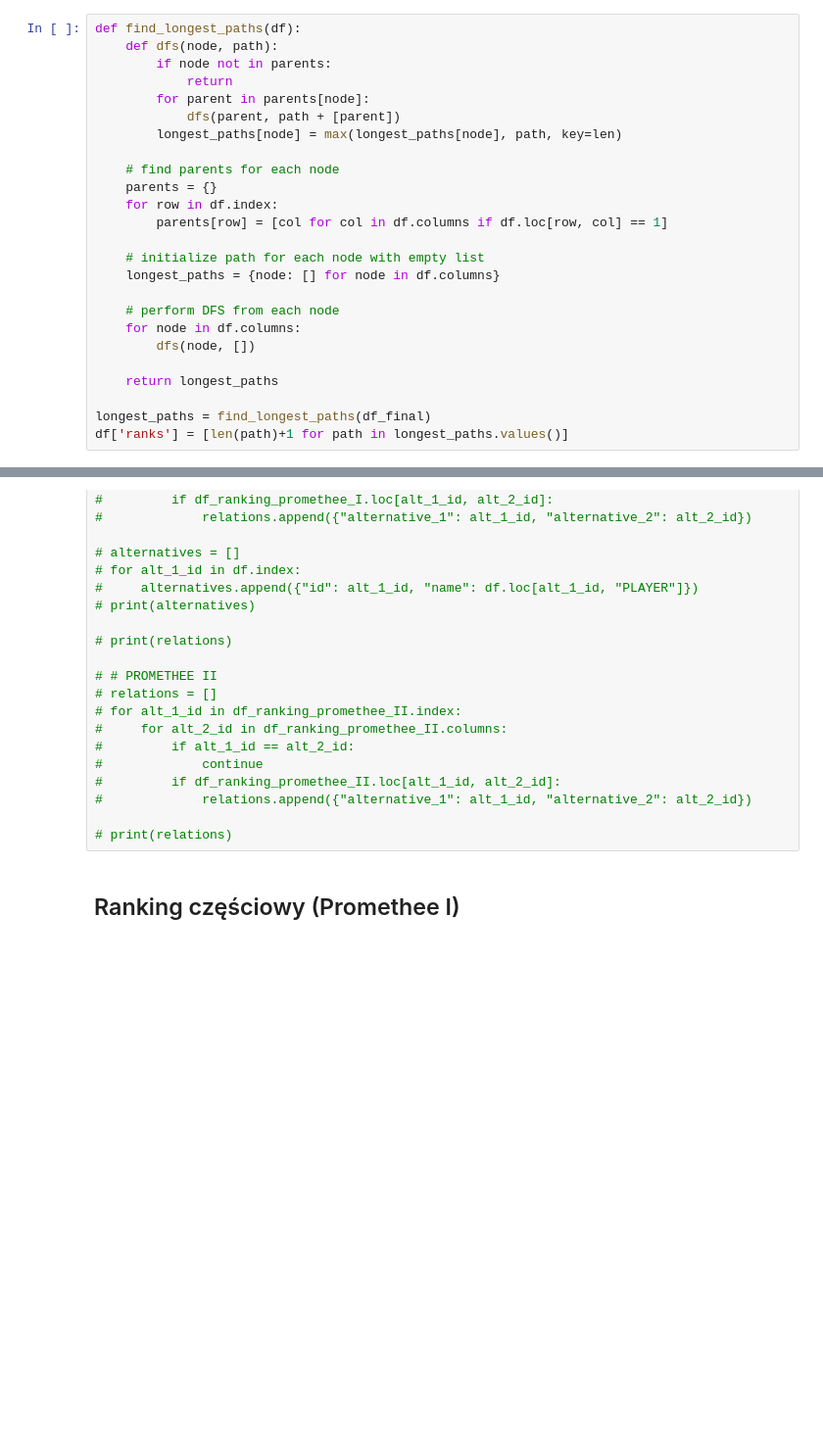
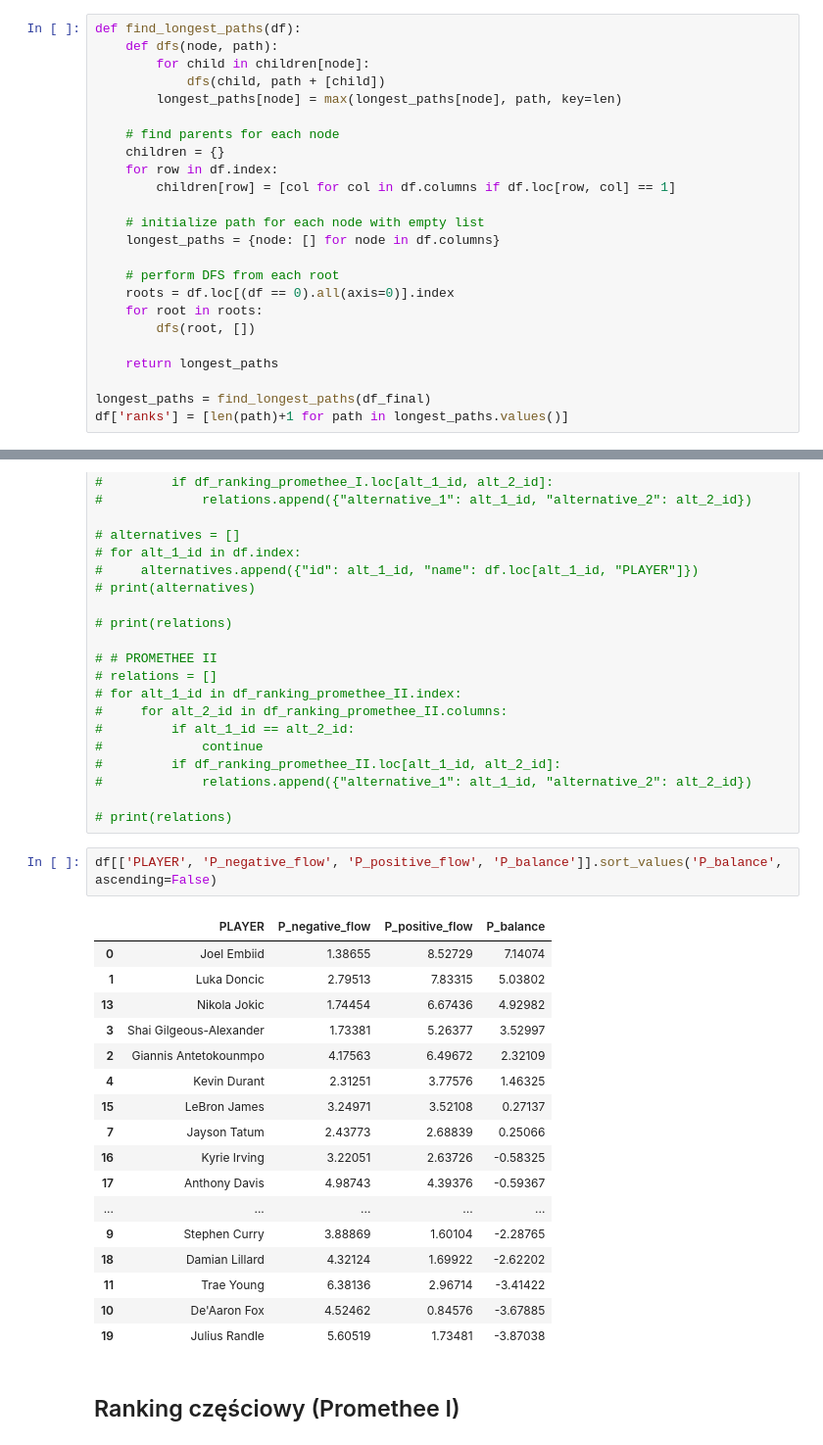
Before and after one commit to anras5/iswd, a Jupyter notebook: src/ELECTRE-PROMETHEE/electre-promethee.ipynb, the cells around one changed output, grey strips where cells are left out. Shown at 98% size. Saved outputs shown, nothing was run; the diff lists cells and outputs as text; blank space fills up the shorter version.

```diff
--- a/src/ELECTRE-PROMETHEE/electre-promethee.ipynb
+++ b/src/ELECTRE-PROMETHEE/electre-promethee.ipynb
@@ -413,23 +414,22 @@ for alt_1_id in df_final.index:
 # %%
 def find_longest_paths(df):
     def dfs(node, path):
-        if node not in parents:
-            return
-        for parent in parents[node]:
-            dfs(parent, path + [parent])
+        for child in children[node]:
+            dfs(child, path + [child])
         longest_paths[node] = max(longest_paths[node], path, key=len)
 
     # find parents for each node
-    parents = {}
+    children = {}
     for row in df.index:
-        parents[row] = [col for col in df.columns if df.loc[row, col] == 1]
+        children[row] = [col for col in df.columns if df.loc[row, col] == 1]
 
     # initialize path for each node with empty list
     longest_paths = {node: [] for node in df.columns}
 
-    # perform DFS from each node
-    for node in df.columns:
-        dfs(node, [])
+    # perform DFS from each root
+    roots = df.loc[(df == 0).all(axis=0)].index
+    for root in roots:
+        dfs(root, [])
 
     return longest_paths
 
@@ -613,6 +614,26 @@ for alt_1_id in df_ranking_promethee_II.index:
 #             relations.append({"alternative_1": alt_1_id, "alternative_2": alt_2_id})
 
 # print(relations)
+# %%
+df[['PLAYER', 'P_negative_flow', 'P_positive_flow', 'P_balance']].sort_values('P_balance', ascending=False)
+# %% [output]
+|  | PLAYER | P_negative_flow | P_positive_flow | P_balance |
+| 0 | Joel Embiid | 1.38655 | 8.52729 | 7.14074 |
+| 1 | Luka Doncic | 2.79513 | 7.83315 | 5.03802 |
+| 13 | Nikola Jokic | 1.74454 | 6.67436 | 4.92982 |
+| 3 | Shai Gilgeous-Alexander | 1.73381 | 5.26377 | 3.52997 |
+| 2 | Giannis Antetokounmpo | 4.17563 | 6.49672 | 2.32109 |
+| 4 | Kevin Durant | 2.31251 | 3.77576 | 1.46325 |
+| 15 | LeBron James | 3.24971 | 3.52108 | 0.27137 |
+| 7 | Jayson Tatum | 2.43773 | 2.68839 | 0.25066 |
+| 16 | Kyrie Irving | 3.22051 | 2.63726 | -0.58325 |
+| 17 | Anthony Davis | 4.98743 | 4.39376 | -0.59367 |
+| ... | ... | ... | ... | ... |
+| 9 | Stephen Curry | 3.88869 | 1.60104 | -2.28765 |
+| 18 | Damian Lillard | 4.32124 | 1.69922 | -2.62202 |
+| 11 | Trae Young | 6.38136 | 2.96714 | -3.41422 |
+| 10 | De'Aaron Fox | 4.52462 | 0.84576 | -3.67885 |
+| 19 | Julius Randle | 5.60519 | 1.73481 | -3.87038 |
 # %% [markdown]
 ## Ranking częściowy (Promethee I)
 # %% [markdown]
```
Also changed, not shown: parts of 3 cells of this notebook.
